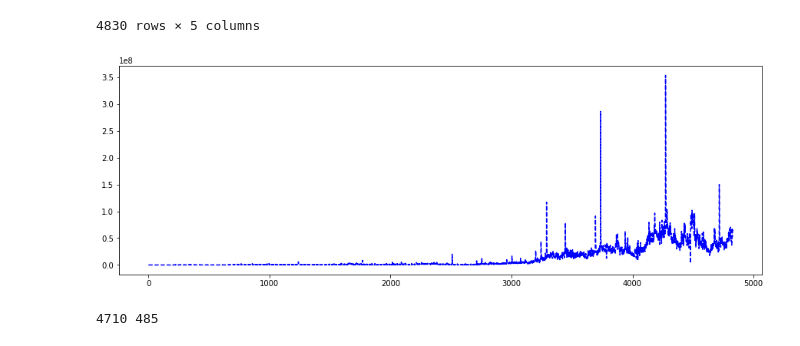
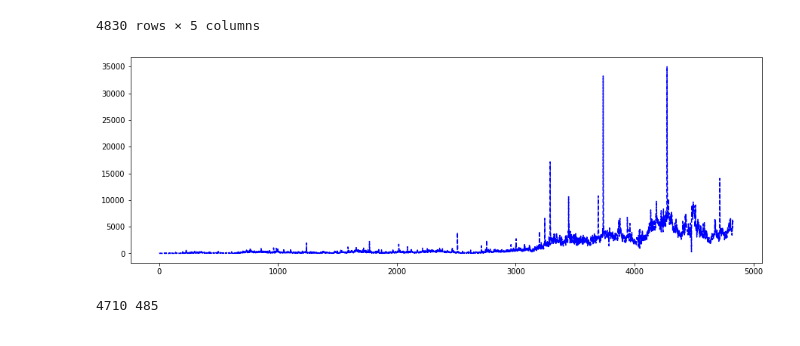
Before and after one commit to mateuspalacio/grupo_four_jupyter, a Jupyter notebook: AV3.ipynb, the cells around one changed output. Saved outputs shown, nothing was run; the diff lists cells and outputs as text; code cells hidden in the pictures.

```diff
--- a/AV3.ipynb
+++ b/AV3.ipynb
@@ -71,7 +56,7 @@ print("Num GPUs Available: ", len(tf.config.experimental.list_physical_devices('
 # %% [output]
 Num GPUs Available:  0
 # %%
-path = os.path.join('/content/drive/My Drive/VendasTesouroDireto_1.json')
+path = os.path.join('VendasTesouroDireto_1.json')
 values = pd.read_json(path)
 df_data = pd.DataFrame(values)
 df_data['Tipo_Titulo'] = df_data['Tipo_Titulo'].astype('str')
@@ -82,9 +67,9 @@ df_data['PU'] = pd.to_numeric(df_data['PU'],errors='coerce')
 df_data['Quantidade'] = pd.to_numeric(df_data['Quantidade'], errors='coerce')
 df_data['Valor'] = pd.to_numeric(df_data['Valor'], errors='coerce')
 
-df_data['Vencimento_do_Titulo'] = pd.to_datetime(df_data['Vencimento_do_Titulo'],format='%d/%m/%Y',errors='coerce',dayfirst=True)
+df_data['Vencimento_do_Titulo'] = pd.to_datetime(df_data['Vencimento_do_Titulo'],errors='coerce',dayfirst=True)
 
-df_data['Data_Venda'] = pd.to_datetime(df_data['Data_Venda'],format='%d/%m/%Y',errors='coerce', dayfirst=True)
+df_data['Data_Venda'] = pd.to_datetime(df_data['Data_Venda'],errors='coerce', dayfirst=True)
 
 df_data
 # %% [output]
@@ -275,11 +260,11 @@ data_day_features
 4830 rows × 5 columns
 # %%
 plt.figure(figsize=(15,5))
-plt.plot(range(len(data_day)),data_day['Valor'], 'b--')
+plt.plot(range(len(data_day)),data_day['Quantidade'], 'b--')
 #plt.xlim(4000,4300)
 plt.show()
 # %% [output]
-[figure, old version]
+[figure, new version]
 # %%
 time_steps = 365
 test_size = 120
```
Also changed, not shown: parts of 14 cells of this notebook.
